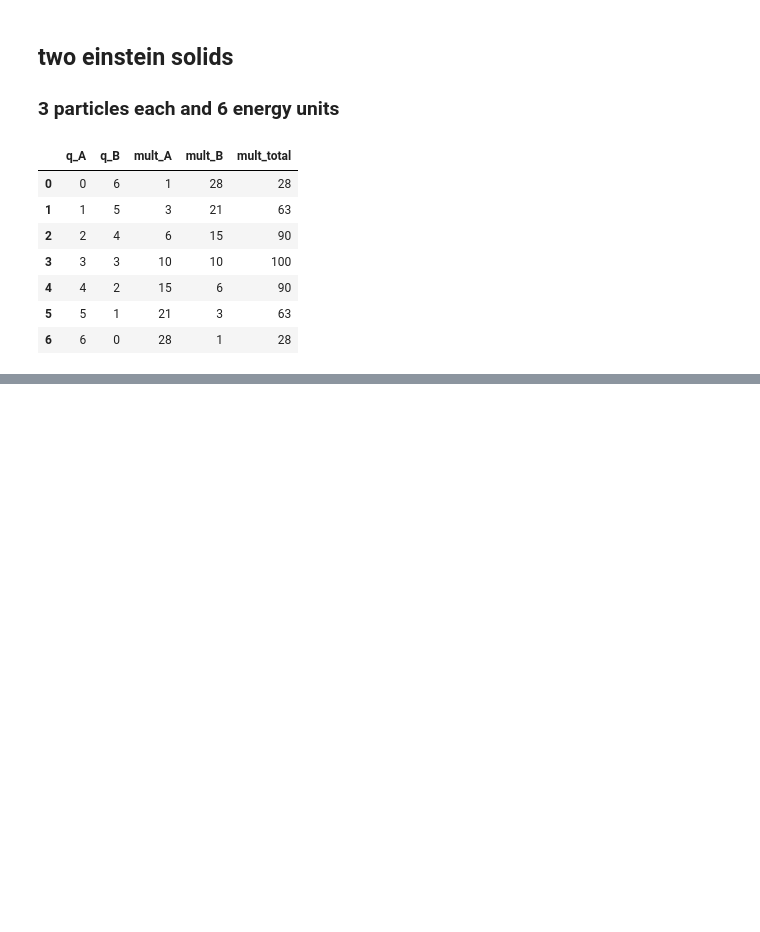
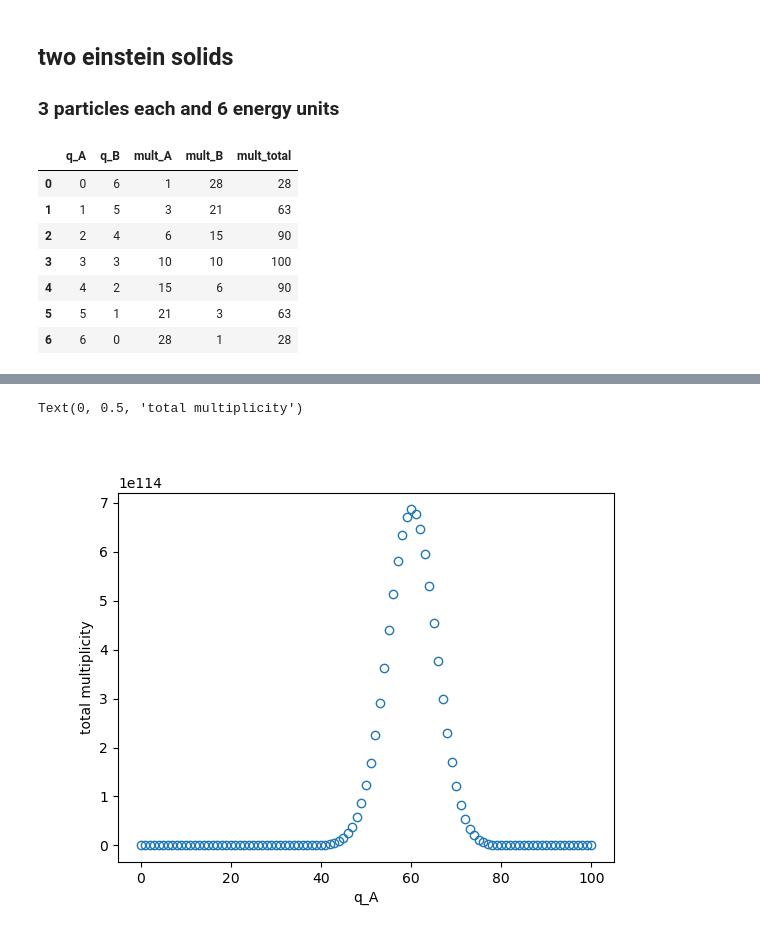
Before and after one commit to ehremington/420-2024-fall, a Jupyter notebook: multiplicityInClass.ipynb, the cells around one changed output, grey strips where cells are left out. Saved outputs shown, nothing was run; the diff lists cells and outputs as text; code cells hidden in the pictures; blank space fills up the shorter version.

```diff
--- a/multiplicityInClass.ipynb
+++ b/multiplicityInClass.ipynb
@@ -43,0 +70,2 @@ table0
+# %%
+table0['probability'] = table0['mult_total']/table0['mult_total'].sum()
@@ -43,0 +83,22 @@ table0
+# %%
+def multiTable(N_a, N_b, q):
+    table0 = pd.DataFrame()
+    table0['q_A'] = range(0,q+1, 1)
+    table0['q_B'] = range(q, 0-1, -1)
+    table0['mult_A'] = [multiplicity(N_a, i) for i in table0['q_A']]
+    table0['mult_B'] = [multiplicity(N_b, i) for i in table0['q_B']]
+    table0['mult_total'] = table0['mult_A']*table0['mult_B']
+    table0['probability'] = table0['mult_total']/table0['mult_total'].sum()
+    return table0
+# %%
+table1 = multiTable(300, 200, 100)
+# %%
+fig1, ax1 = plt.subplots()
+
+ax1.plot(table1['q_A'], table1['mult_total'], 'o', mfc='None')
+
+ax1.set_xlabel('q_A')
+ax1.set_ylabel('total multiplicity')
+# %% [output]
+Text(0, 0.5, 'total multiplicity')
+[figure, added]
```
Also changed, not shown: parts of 6 cells of this notebook, 3 other files.
